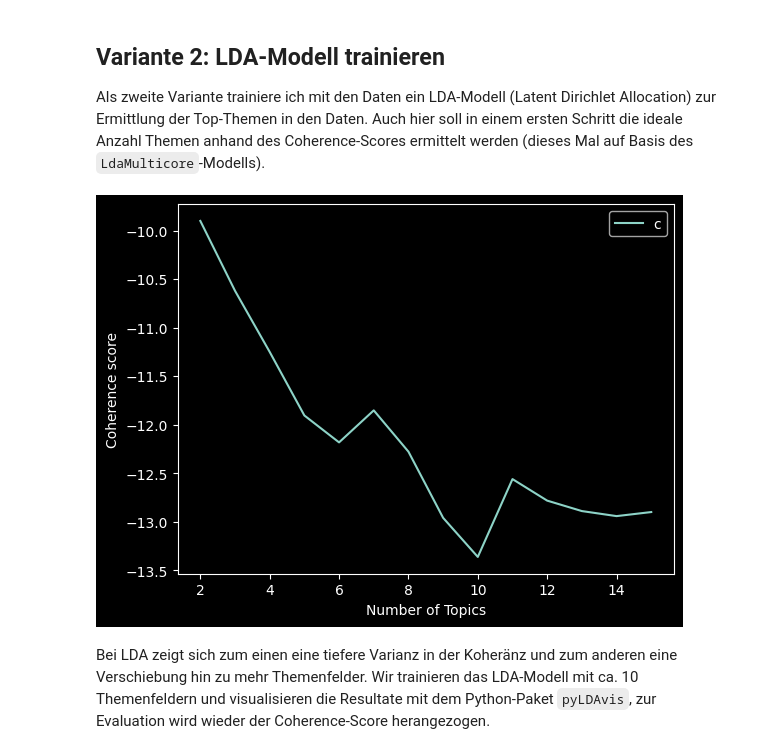
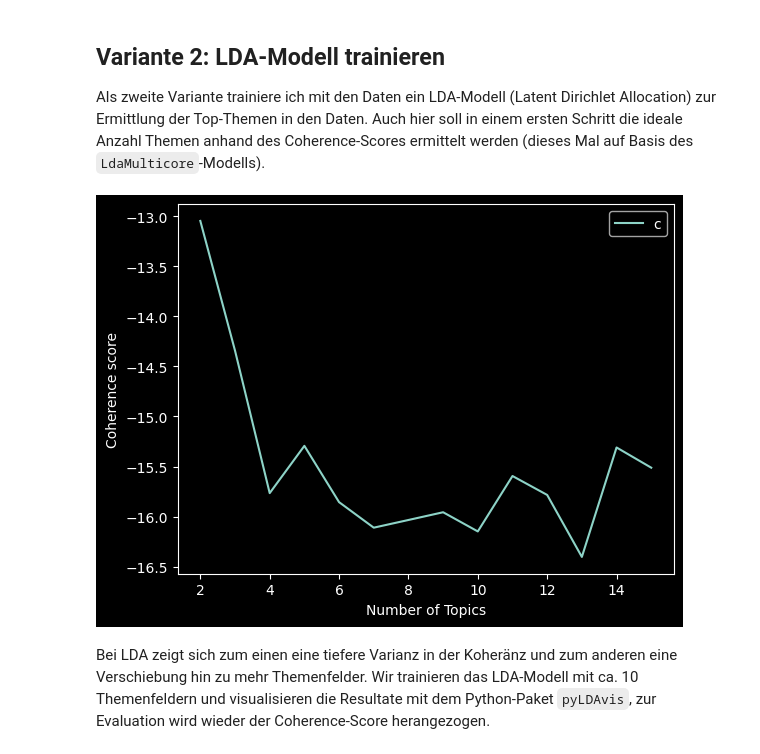
Before and after one commit to schaermu/DLBDSEDE02-Notebook, a Jupyter notebook: src/aufgabe1.ipynb, the cells around one changed output. Drawn from its saved outputs; the diff is of its cells as text; code cells hidden in the pictures.

```diff
--- a/src/aufgabe1.ipynb
+++ b/src/aufgabe1.ipynb
@@ -164,8 +158,8 @@ def run_text_pipeline(df: pd.DataFrame, nlp: spacy.language.Language, use_bigram
             & ~tidy_df.is_punct
             & ~tidy_df.is_digit
             # filter numerics
-            & tidy_df.pos.apply(lambda x: x != "NUM")
-            #& tidy_df.pos.apply(lambda x: x == "NOUN")
+            #& tidy_df.pos.apply(lambda x: x != "NUM")
+            & tidy_df.pos.apply(lambda x: x == "NOUN")
         ]
         .groupby(["msg_id"])
         .agg(lambda x: x.values.tolist())
@@ -327,28 +321,28 @@ Als zweite Variante trainiere ich mit den Daten ein LDA-Modell (Latent Dirichlet
 # %%
 import gensim
 
-alpha = 0.01
-eta = 0.5
+alpha = "asymmetric"
+eta = "auto"
 gamma = 0.001
 max_topcs = 15
 
 lda_dict = gensim.corpora.Dictionary()
 lda_corpus = [lda_dict.doc2bow(doc, allow_update=True)
               for doc in training_set.tokens]
 
 start, stop, step = 2, max_topcs + 1, 1
 _, coherence_values = compute_coherence_values(
     dict=lda_dict,
     corpus=lda_corpus,
     training_set=training_set.tokens,
     coherence="u_mass",
     model_type="lda",
     alpha=alpha, eta=eta, gamma=gamma,
     start=start, stop=stop, step=step
 )
 plot_coherence_graph(coherence_values, start, stop, step)
 # %% [output]
-[figure, old version]
+[figure, new version]
 # %% [markdown]
 Bei LDA zeigt sich zum einen eine tiefere Varianz in der Koheränz und zum anderen eine Verschiebung hin zu mehr Themenfelder. Wir trainieren das LDA-Modell mit ca. 10 Themenfeldern und visualisieren die Resultate mit dem Python-Paket `pyLDAvis`, zur Evaluation wird wieder der Coherence-Score herangezogen.
 # %%
```
Also changed, not shown: parts of 14 cells of this notebook.
